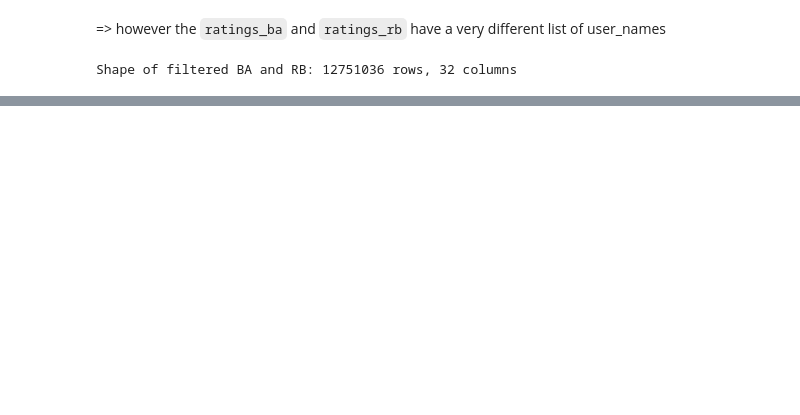
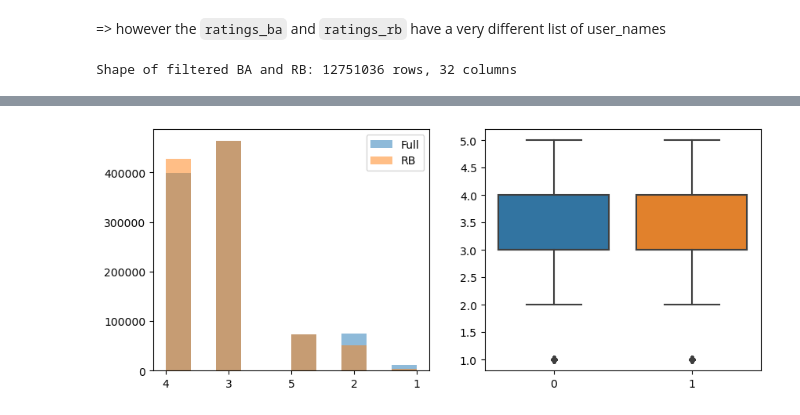
Before and after one commit to epfl-ada/ada-2023-project-riskybiscuits, a Jupyter notebook: example_notebook.ipynb, the cells around one changed output, grey strips where cells are left out. Saved outputs shown, nothing was run; the diff lists cells and outputs as text; code cells hidden in the pictures; blank space fills up the shorter version.

Commit message:
plotting samples from the full datasets

```diff
--- a/example_notebook.ipynb
+++ b/example_notebook.ipynb
@@ -215,0 +219,4 @@ print()
+# %%
+# get full dataset of ratings RB
+
+full_ratings_rb = get_reviews(DATA_PATH / 'RateBeer/ratings.txt', 16)
@@ -215,0 +232,39 @@ print()
+# %%
+# Randomly sample a column from the full rb dataset equal to the length of the column in the matched file
+
+def make_sample(full_df, col_name):
+    col_full = full_ratings_rb[col_name]
+    col_rb = ratings_rb[col_name]
+    sample = col_full.sample(len(col_rb))
+    return sample
+
+# plot the distribution of the column from the full rb dataset and the matched rb dataset
+
+def make_hist(sample, col_rb):
+    plt.hist(sample, bins=10, alpha=0.5, label='Full')
+    plt.hist(col_rb, bins=10, alpha=0.5, label='RB')
+    plt.legend(loc='upper right')
+    plt.show()
+
+def make_boxplot(sample, col_rb):
+    sns.boxplot(data=[sample, col_rb])
+    plt.show()
+
+def make_plots(sample, col_rb):
+
+    fig, ax = plt.subplots(1, 2, figsize=(10, 4), sharey = False, sharex = False)
+
+    ax[0].hist(sample, bins=10, alpha=0.5, label='Full')
+    ax[0].hist(col_rb, bins=10, alpha=0.5, label='RB')
+    ax[0].legend(loc='upper right')
+
+    ax[1] = sns.boxplot(data=[sample, col_rb], ax=ax[1])
+    plt.show()
+# %%
+# Compare the appearance
+
+rating_col_full_sample = make_sample(full_ratings_rb, "appearance")
+rating_col_rb = ratings_rb["appearance"]
+make_plots(rating_col_full_sample, rating_col_rb)
+# %% [output]
+[figure, added]
```
Also changed, not shown: parts of 11 cells of this notebook.
